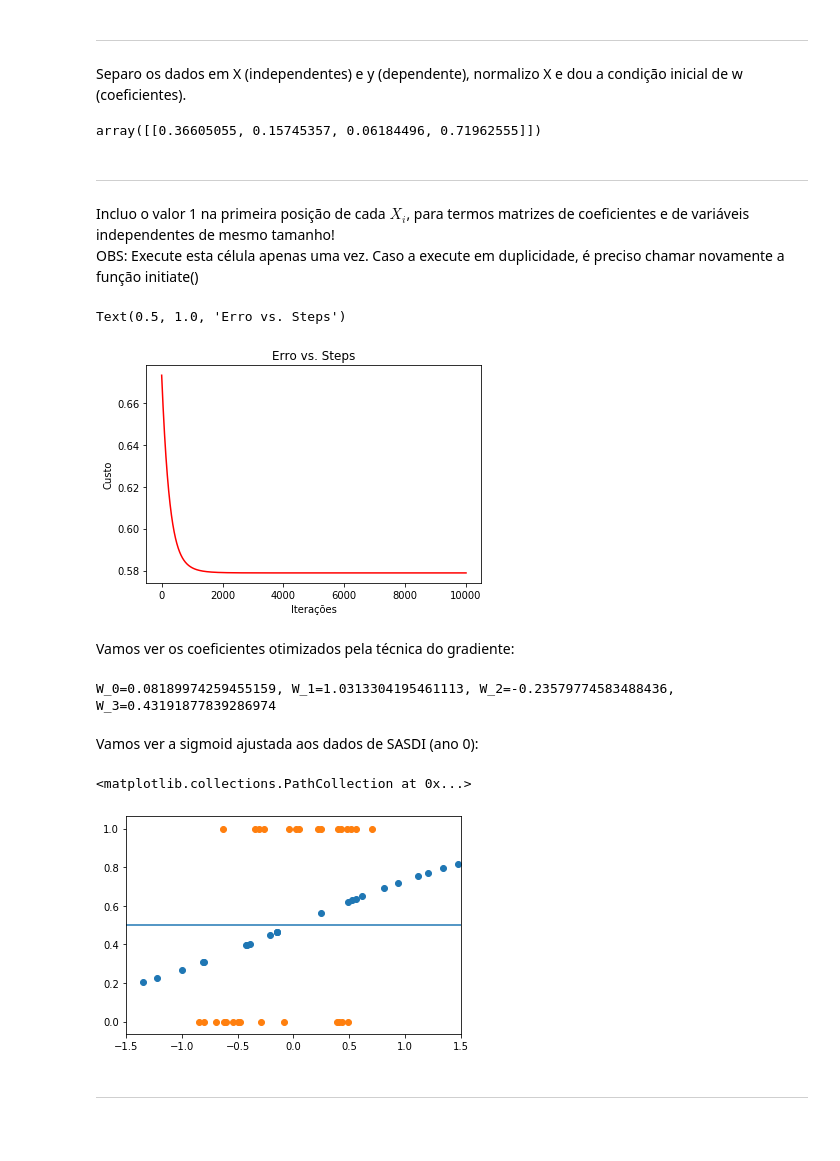
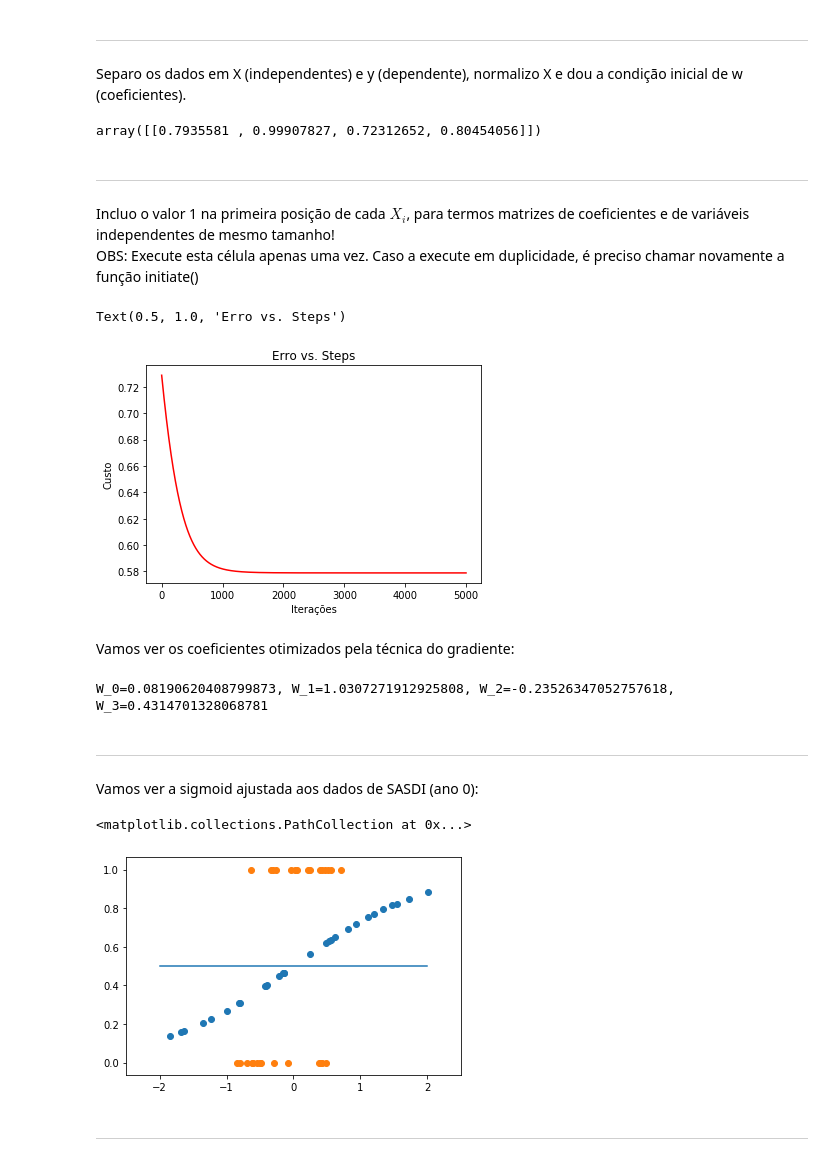
Before and after one commit to WladJSJ/Regressao_Logistica, a Jupyter notebook: RegLog_Tanom_V3.ipynb, the cells around one changed output. Cells and saved outputs as stored; diff of their text form; code cells hidden in the pictures; blank space fills up the shorter version.

```diff
--- a/RegLog_Tanom_V3.ipynb
+++ b/RegLog_Tanom_V3.ipynb
@@ -93,12 +95,21 @@ Agora extraio SASDIy0 em Julho (ano 0), SASDy1 e NINO em Julho (ano 1) e Tanom e
 Em seguinda, transformo tanom (Real) em binário (0,1), e armazeno as variáveis em df.
 # %%
 #nino=np.array([  np.mean(ninoa[i])  for i in range(6,29*12,12)   ])
+#sasdi=np.array([ np.mean(sasda[i,0]) for i in range(6,29*12,12) ])
+#sasdiy1=np.array([ np.mean(sasda[i,0]) for i in range(18,30*12,12) ])
+#nino=np.array([  np.mean(ninoa[i])  for i in range(18,30*12,12)   ])
+#tanom=np.array([ np.mean(tanoma[i:i+3])  for i in range(17,30*12,12)  ])
+#Y= np.where(tanom > 0, 1, np.where(tanom < 0, 0,0))
+#df = pd.DataFrame({'SASDIy0':sasdi,'SASDIy1':sasdiy1,'NINO3':nino,'Tanom':Y})
 sasdi=np.array([ np.mean(sasda[i,0]) for i in range(6,29*12,12) ])
+sasdi_n=(sasdi-sasdi.mean())/sasdi.std()
 sasdiy1=np.array([ np.mean(sasda[i,0]) for i in range(18,30*12,12) ])
+sasdiy1_n=(sasdiy1-sasdiy1.mean())/sasdiy1.std()
 nino=np.array([  np.mean(ninoa[i])  for i in range(18,30*12,12)   ])
+nino_n=(nino-nino.mean())/nino.std()
 tanom=np.array([ np.mean(tanoma[i:i+3])  for i in range(17,30*12,12)  ])
 Y= np.where(tanom > 0, 1, np.where(tanom < 0, 0,0))
-df = pd.DataFrame({'SASDIy0':sasdi,'SASDIy1':sasdiy1,'NINO3':nino,'Tanom':Y})
+df = pd.DataFrame({'SASDIy0':sasdi_n,'SASDIy1':sasdiy1_n,'NINO3':nino_n,'Tanom':Y})
 df.head()
 # %% [output]
 |  | SASDIy0 | SASDIy1 | NINO3 | Tanom |
@@ -163,7 +172,7 @@ n_features, X, y = initiate()
 w = np.random.rand(1,n_features+1) ## valores entre 0 e 1
 w
 # %% [output]
-array([[0.36605055, 0.15745357, 0.06184496, 0.71962555]])
+array([[0.7935581 , 0.99907827, 0.72312652, 0.80454056]])
 # %% [markdown]
 <hr>Incluo o valor 1 na primeira posição de cada $X_i$, para termos matrizes de coeficientes e de variáveis independentes de mesmo tamanho!
 
@@ -172,7 +181,7 @@ OBS: Execute esta célula apenas uma vez. Caso a execute em duplicidade, é prec
 X = insert_ones(X)
 # %%
 alpha=0.01 # taxa de aprendizado
-nsteps = 10000
+nsteps = 5000
 w, cost = gradient_descent(w, X, y, alpha, nsteps)
 fig, ax = plt.subplots()
 ax.plot(np.arange(nsteps), cost, 'r')
@@ -181,31 +190,31 @@ ax.set_ylabel('Custo')
 ax.set_title('Erro vs. Steps')
 # %% [output]
 Text(0.5, 1.0, 'Erro vs. Steps')
-[figure, old version]
+[figure, new version]
 # %% [markdown]
 Vamos ver os coeficientes otimizados pela técnica do gradiente:
 # %%
 print('W_0={}, W_1={}, W_2={}, W_3={}'.format(w[0,0],w[0,1],w[0,2],w[0,3]))
 # %% [output]
-W_0=0.08189974259455159, W_1=1.0313304195461113, W_2=-0.23579774583488436, W_3=0.43191877839286974
+W_0=0.08190620408799873, W_1=1.0307271912925808, W_2=-0.23526347052757618, W_3=0.4314701328068781
 # %% [markdown]
-Vamos ver a sigmoid ajustada aos dados de SASDI (ano 0):
+<hr>Vamos ver a sigmoid ajustada aos dados de SASDI (ano 0):
 # %%
 sig_ajusted=sigmoid(X @ w.T)
 xl=np.array(X @ w.T)
 fig, ax = plt.subplots(figsize=(6,4))
 ax.scatter(xl, sig_ajusted)
 ax.plot([-2,2],[0.5,0.5])
-ax.set_xlim([-1.5,1.5])
+ax.set_xlim([-2.5,2.5])
 
 ax.scatter(sasdi,Y)
 
 
 #plt.show()
 #sns.scatterplot(x='SASDI',y='NINO3',data=df,hue='Tanom')
 # %% [output]
 <matplotlib.collections.PathCollection at 0x...>
-[figure, old version]
+[figure, new version]
 # %% [markdown]
 <hr>
 # %% [markdown]
```
Also changed, not shown: parts of 20 cells of this notebook.
